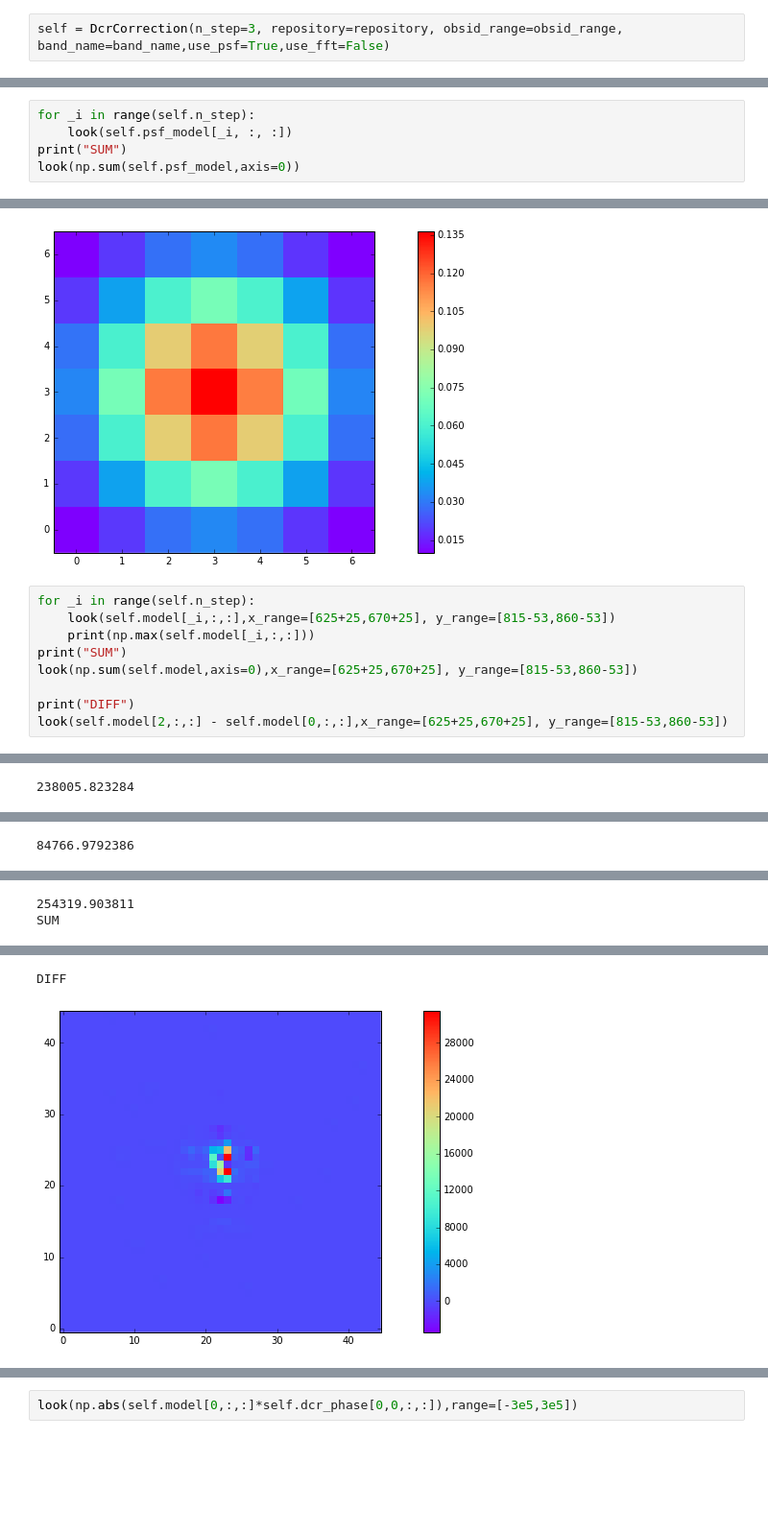
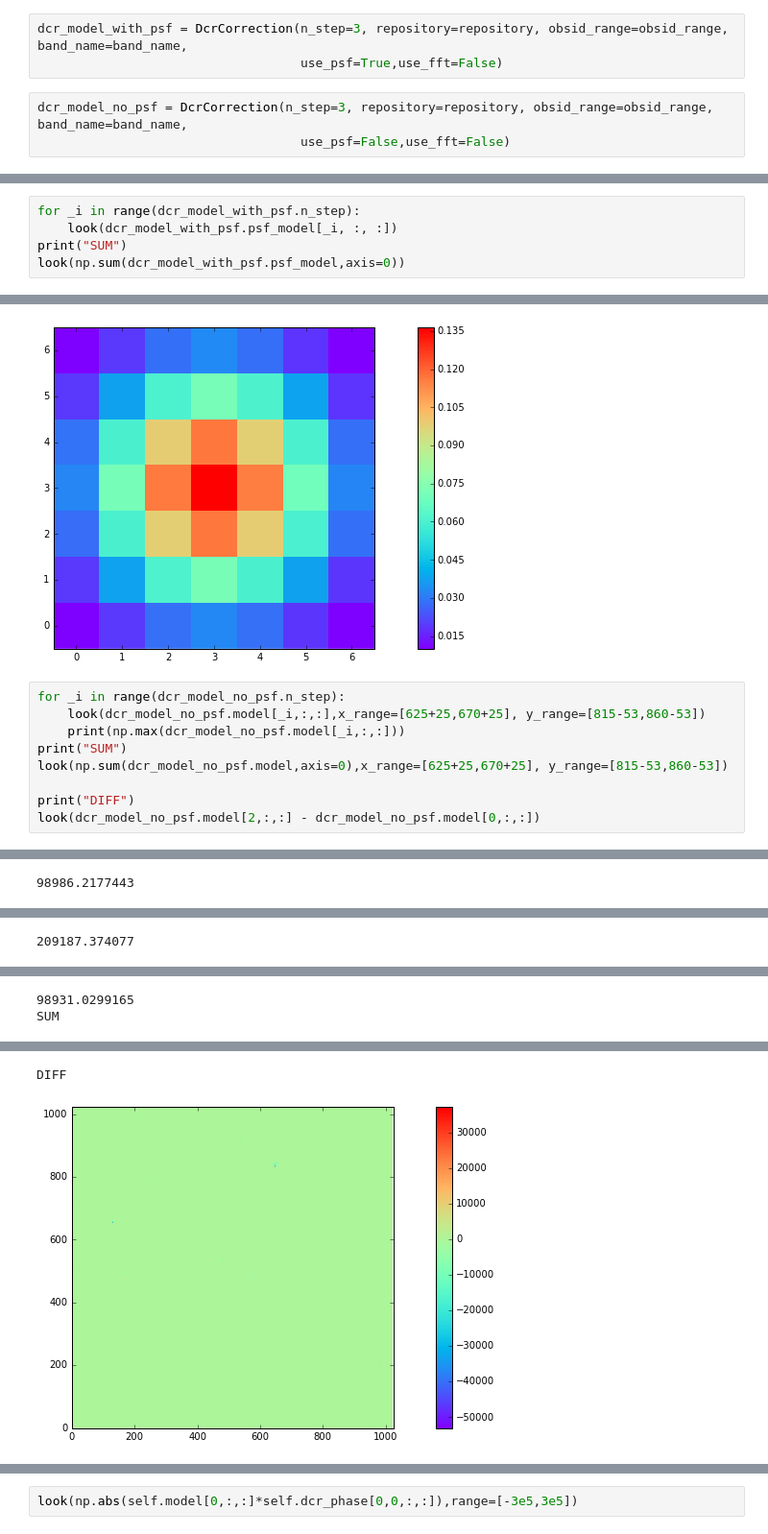
Before and after one commit to lsst-dm/experimental_DCR, a Jupyter notebook: DCR_template.ipynb, the cells around one changed output, grey strips where cells are left out. Shown at 96% size. Drawn from its saved outputs; the diff is of its cells as text; blank space fills up the shorter version.

```diff
--- a/DCR_template.ipynb
+++ b/DCR_template.ipynb
@@ -45,5 +45,9 @@ band_name = "g"
 imp.load_source('dcr_template', '/Users/sullivan/LSST/LSST-DCR/experimental_DCR/python/dcr_template.py')
 from dcr_template import DcrCorrection
 # %%
-self = DcrCorrection(n_step=3, repository=repository, obsid_range=obsid_range, band_name=band_name,use_psf=True,use_fft=False)
+dcr_model_with_psf = DcrCorrection(n_step=3, repository=repository, obsid_range=obsid_range, band_name=band_name,
+                                   use_psf=True,use_fft=False)
+# %%
+dcr_model_no_psf = DcrCorrection(n_step=3, repository=repository, obsid_range=obsid_range, band_name=band_name,
+                                   use_psf=False,use_fft=False)
 # %%
@@ -51,8 +57,8 @@ self.build_model()
 # %%
-for _i in range(self.n_step):
-    look(self.psf_model[_i, :, :])
+for _i in range(dcr_model_with_psf.n_step):
+    look(dcr_model_with_psf.psf_model[_i, :, :])
 print("SUM")
-look(np.sum(self.psf_model,axis=0))
+look(np.sum(dcr_model_with_psf.psf_model,axis=0))
 # %% [output]
 [figure]
 [figure]
@@ -60,12 +66,12 @@ look(np.sum(self.psf_model,axis=0))
 SUM
 [figure]
 # %%
-for _i in range(self.n_step):
-    look(self.model[_i,:,:],x_range=[625+25,670+25], y_range=[815-53,860-53])
-    print(np.max(self.model[_i,:,:]))
+for _i in range(dcr_model_no_psf.n_step):
+    look(dcr_model_no_psf.model[_i,:,:],x_range=[625+25,670+25], y_range=[815-53,860-53])
+    print(np.max(dcr_model_no_psf.model[_i,:,:]))
 print("SUM")
-look(np.sum(self.model,axis=0),x_range=[625+25,670+25], y_range=[815-53,860-53])
+look(np.sum(dcr_model_no_psf.model,axis=0),x_range=[625+25,670+25], y_range=[815-53,860-53])
 
 print("DIFF")
-look(self.model[2,:,:] - self.model[0,:,:],x_range=[625+25,670+25], y_range=[815-53,860-53])
+look(dcr_model_no_psf.model[2,:,:] - dcr_model_no_psf.model[0,:,:])
 # %% [output]
@@ -73 +79 @@ look(self.model[2,:,:] - self.model[0,:,:],x_range=[625+25,670+25], y_range=[815
-238005.823284
+98986.2177443
@@ -75 +81 @@ look(self.model[2,:,:] - self.model[0,:,:],x_range=[625+25,670+25], y_range=[815
-84766.9792386
+209187.374077
@@ -77,2 +83,2 @@ look(self.model[2,:,:] - self.model[0,:,:],x_range=[625+25,670+25], y_range=[815
-254319.903811
+98931.0299165
 SUM
@@ -80,3 +86,3 @@ SUM
 DIFF
-[figure, old version]
+[figure, new version]
 # %%
```
Also changed, not shown: parts of 13 cells of this notebook, 1 other file.
